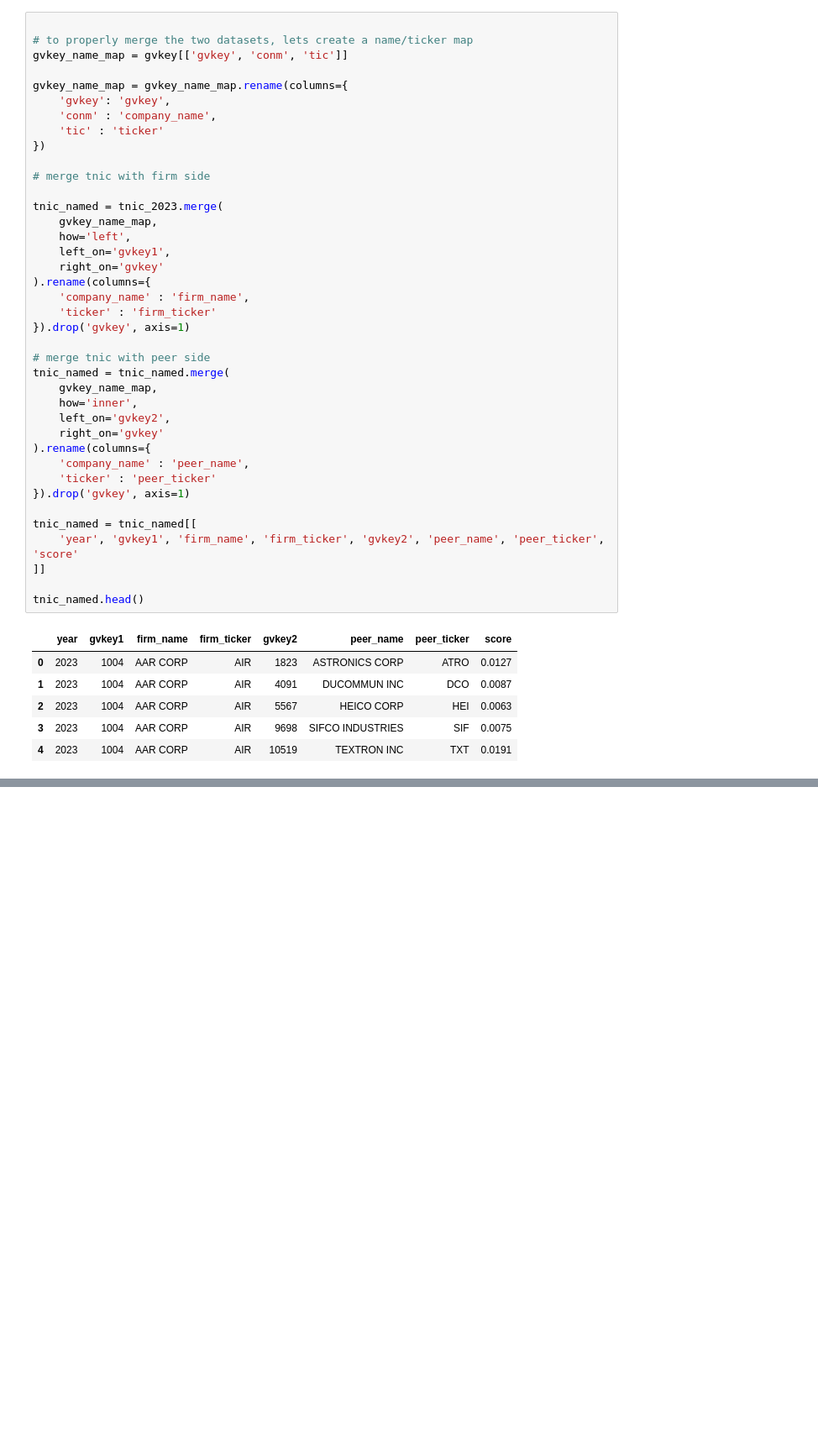
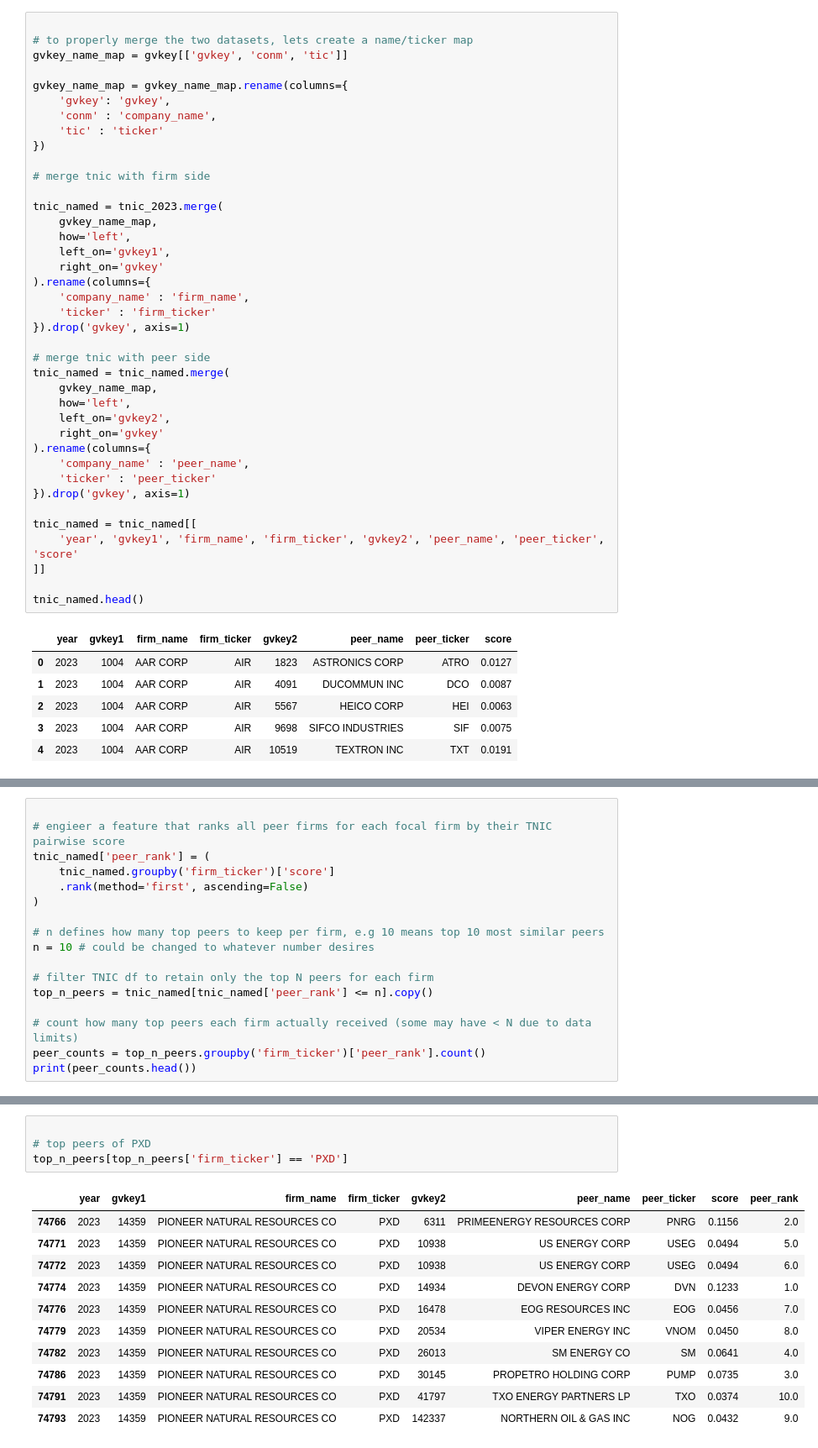
Before and after one commit to Ethan964/Textual_Analysis, a Jupyter notebook: tnic.ipynb, the cells around one changed output, grey strips where cells are left out. Shown: that part at 84% size. Drawn from its saved outputs; the diff is of its cells as text; blank space fills up the shorter version.

```diff
--- a/tnic.ipynb
+++ b/tnic.ipynb
@@ -144,7 +144,7 @@ tnic_named = tnic_2023.merge(
 # merge tnic with peer side
 tnic_named = tnic_named.merge(
     gvkey_name_map,
-    how='inner',
+    how='left',
     left_on='gvkey2',
     right_on='gvkey'
 ).rename(columns={
@@ -171,0 +172,17 @@ Number of Acqs occured in 2023: 1047917
+# %%
+
+# engieer a feature that ranks all peer firms for each focal firm by their TNIC pairwise score
+tnic_named['peer_rank'] = (
+    tnic_named.groupby('firm_ticker')['score']
+    .rank(method='first', ascending=False)
+)
+
+# n defines how many top peers to keep per firm, e.g 10 means top 10 most similar peers
+n = 10 # could be changed to whatever number desires
+
+# filter TNIC df to retain only the top N peers for each firm
+top_n_peers = tnic_named[tnic_named['peer_rank'] <= n].copy()
+
+# count how many top peers each firm actually received (some may have < N due to data limits)
+peer_counts = top_n_peers.groupby('firm_ticker')['peer_rank'].count()
+print(peer_counts.head())
@@ -171,0 +218,16 @@ Number of Acqs occured in 2023: 1047917
+# %%
+
+# top peers of PXD
+top_n_peers[top_n_peers['firm_ticker'] == 'PXD']
+# %% [output]
+|  | year | gvkey1 | firm_name | firm_ticker | gvkey2 | peer_name | peer_ticker | score | peer_rank |
+| 74766 | 2023 | 14359 | PIONEER NATURAL RESOURCES CO | PXD | 6311 | PRIMEENERGY RESOURCES CORP | PNRG | 0.1156 | 2.0 |
+| 74771 | 2023 | 14359 | PIONEER NATURAL RESOURCES CO | PXD | 10938 | US ENERGY CORP | USEG | 0.0494 | 5.0 |
+| 74772 | 2023 | 14359 | PIONEER NATURAL RESOURCES CO | PXD | 10938 | US ENERGY CORP | USEG | 0.0494 | 6.0 |
+| 74774 | 2023 | 14359 | PIONEER NATURAL RESOURCES CO | PXD | 14934 | DEVON ENERGY CORP | DVN | 0.1233 | 1.0 |
+| 74776 | 2023 | 14359 | PIONEER NATURAL RESOURCES CO | PXD | 16478 | EOG RESOURCES INC | EOG | 0.0456 | 7.0 |
+| 74779 | 2023 | 14359 | PIONEER NATURAL RESOURCES CO | PXD | 20534 | VIPER ENERGY INC | VNOM | 0.0450 | 8.0 |
+| 74782 | 2023 | 14359 | PIONEER NATURAL RESOURCES CO | PXD | 26013 | SM ENERGY CO | SM | 0.0641 | 4.0 |
+| 74786 | 2023 | 14359 | PIONEER NATURAL RESOURCES CO | PXD | 30145 | PROPETRO HOLDING CORP | PUMP | 0.0735 | 3.0 |
+| 74791 | 2023 | 14359 | PIONEER NATURAL RESOURCES CO | PXD | 41797 | TXO ENERGY PARTNERS LP | TXO | 0.0374 | 10.0 |
+| 74793 | 2023 | 14359 | PIONEER NATURAL RESOURCES CO | PXD | 142337 | NORTHERN OIL & GAS INC | NOG | 0.0432 | 9.0 |
```
Also changed, not shown: parts of 9 cells of this notebook.
